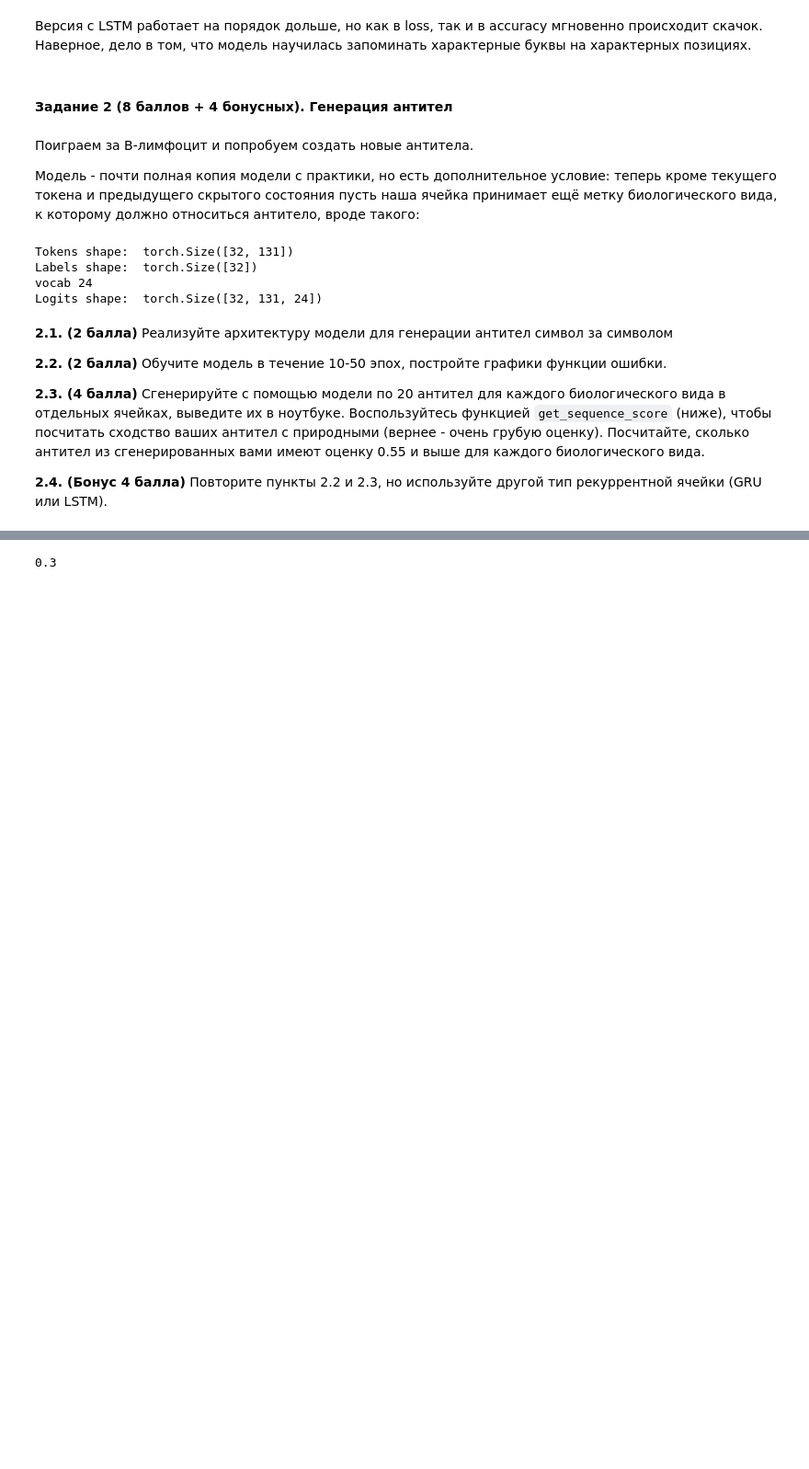
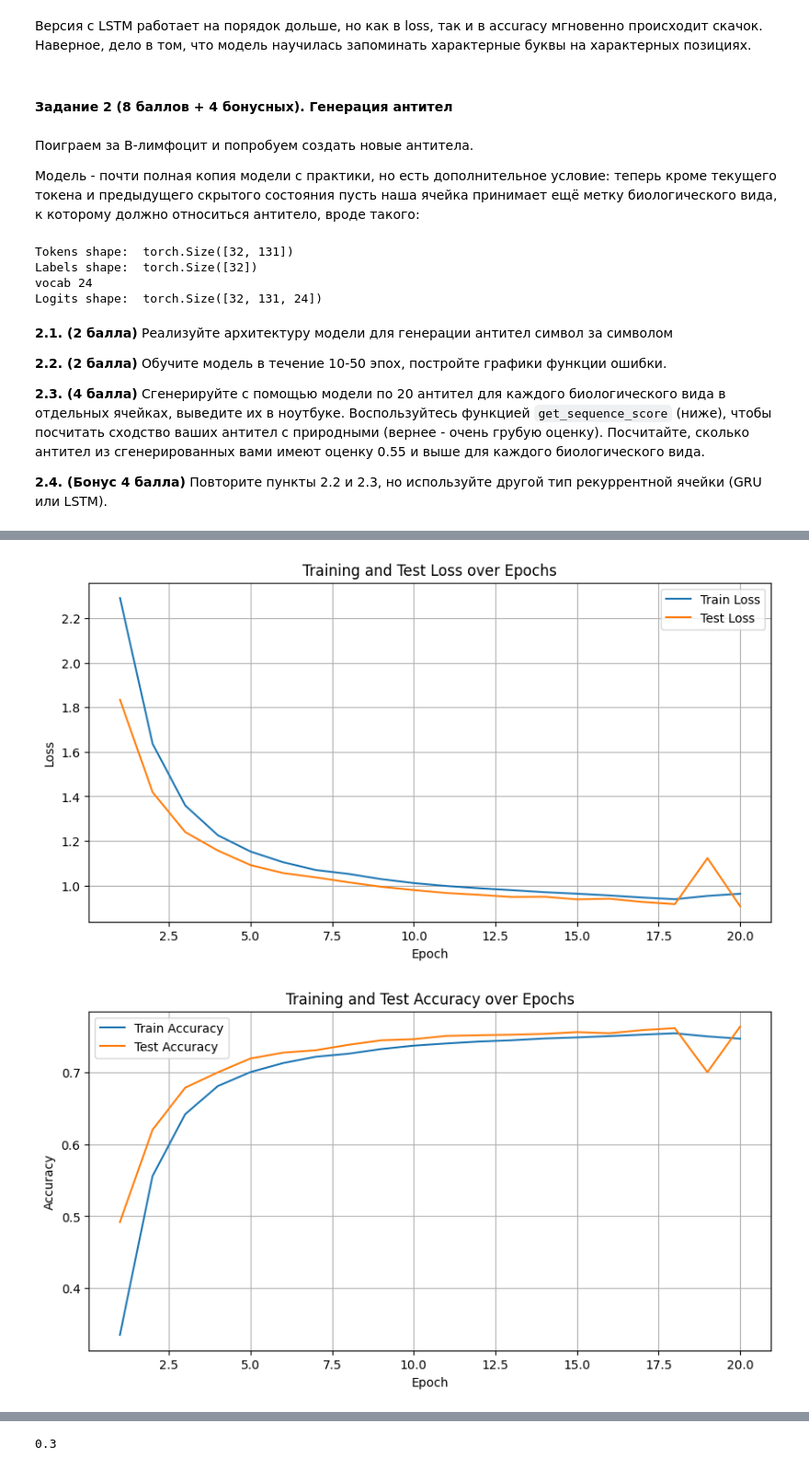
Before and after one commit to MonkPatch-CS-HW/dl-mcs, a Jupyter notebook: assignments/07_amino_acid_rnn.ipynb, the cells around one changed output, grey strips where cells are left out. Shown at 92% size. Cells and saved outputs as stored; diff of their text form; code cells hidden in the pictures; blank space fills up the shorter version.

```diff
--- a/assignments/07_amino_acid_rnn.ipynb
+++ b/assignments/07_amino_acid_rnn.ipynb
@@ -612,7 +678,7 @@ def train_epoch(
         # save stats
         n_total += targets.size(0)
         # print('n_total += ', targets.size(0))
-        n_correct += (targets.to(device=device) == preds.argmax(dim=1)).sum().item()
+        n_correct += (targets.to(device=device) == preds.argmax(dim=1)).sum()
         # print('n_correct += ', (targets.to(device=device) == preds.argmax(dim=1)).sum())
         loss_total += targets.size(0) * loss.item()
         if i == max_batches:
@@ -648,7 +714,7 @@ def test_epoch(
         # save stats
         n_total += targets.size(0)
         n_correct += (targets.to(device=device) == preds.argmax(dim=1)).sum()
-        print(targets.to(device=device), preds.argmax(dim=1))
+        # print(targets.to(device=device), preds.argmax(dim=1))
         loss_total += targets.size(0) * loss.item()
         if i == max_batches:
             break
@@ -683,27 +749,29 @@ def run_experiment(
         test_loss, test_accuracy = test_dict["loss"], test_dict["accuracy"]
         if verbose:
             print(
-                f"Epoch {i} train: loss = {train_loss:.4f}"
+                f"Epoch {i} train: loss = {train_loss:.4f}, accuracy = {train_accuracy:.4f}"
             )
             print(
-                f"Epoch {i} test: loss = {test_loss:.4f}"
+                f"Epoch {i} test: loss = {test_loss:.4f}, accuracy = {test_accuracy:.4f}"
             )
 
         metrics["train_losses"].append(train_loss)
+        metrics["train_accuracies"].append(train_accuracy.item())
         metrics["test_losses"].append(test_loss)
+        metrics["test_accuracies"].append(test_accuracy.item())
 
-    return model, metrics
+    return metrics
 # %%
 from time import perf_counter
 print("no lstm")
 
 start=perf_counter()
 model = RNNGen(vocab_size=len(VOCAB))
-_, metrics = run_experiment(
+metrics_dict = run_experiment(
     model_gen=lambda: model,
     optim_gen=lambda x: torch.optim.Adam(x.parameters(), lr=0.001),
     seed=42,
-    n_epochs=10,
+    n_epochs=20,
     max_batches=None,
     verbose=True,
     device="cuda",
@@ -730,3 +798,30 @@ ran 106.42390761900003 seconds
+# %%
+import matplotlib.pyplot as plt
+
+epochs = range(1, len(metrics_dict['train_losses']) + 1)
+
+plt.figure(figsize=(10, 5))
+plt.plot(epochs, metrics_dict['train_losses'], label='Train Loss')
+plt.plot(epochs, metrics_dict['test_losses'], label='Test Loss')
+plt.xlabel('Epoch')
+plt.ylabel('Loss')
+plt.title('Training and Test Loss over Epochs')
+plt.legend()
+plt.grid(True)
+plt.show()
+
+plt.figure(figsize=(10, 5))
+plt.plot(epochs, metrics_dict['train_accuracies'], label='Train Accuracy')
+plt.plot(epochs, metrics_dict['test_accuracies'], label='Test Accuracy')
+plt.xlabel('Epoch')
+plt.ylabel('Accuracy')
+plt.title('Training and Test Accuracy over Epochs')
+plt.legend()
+plt.grid(True)
+plt.show()
+# %% [output]
+[figure, added]
+[figure, added]
 # %%
 ! pip install biopython==1.84
 # %% [output]
```
Also changed, not shown: parts of 20 cells of this notebook.
